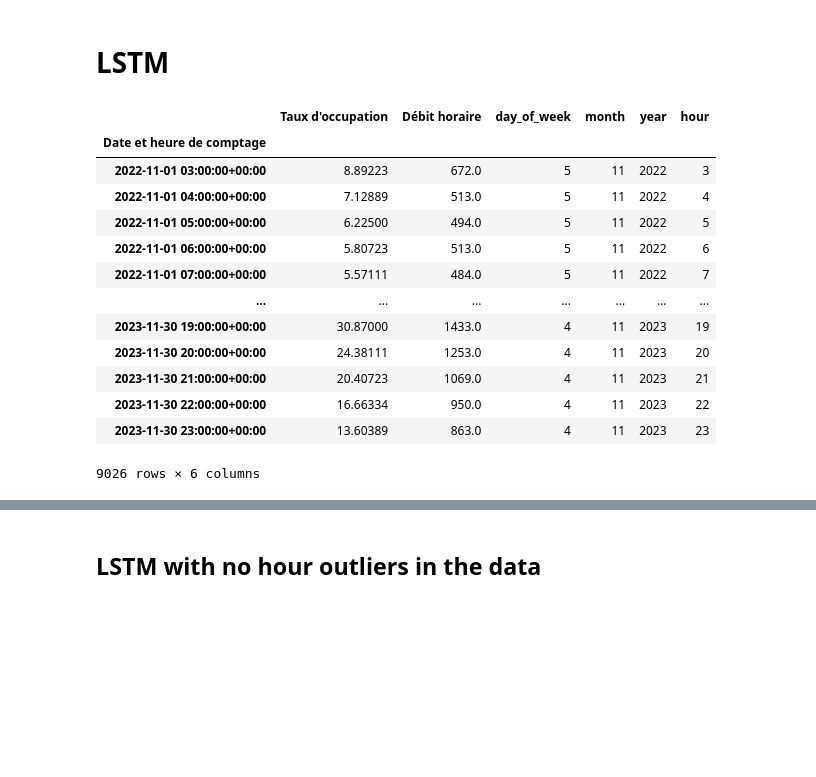
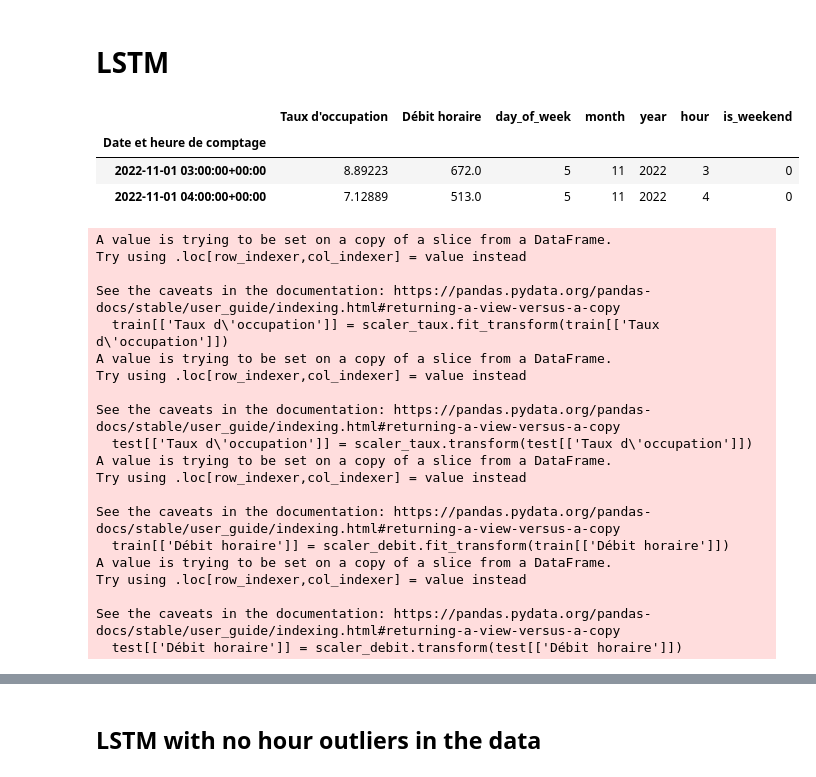
Before and after one commit to Ara-ban/BCG, a Jupyter notebook: notebook.ipynb, the cells around one changed output, grey strips where cells are left out. Cells and saved outputs as stored; diff of their text form; code cells hidden in the pictures; blank space fills up the shorter version.

```diff
--- a/notebook.ipynb
+++ b/notebook.ipynb
@@ -550,47 +572,40 @@ from tensorflow.keras.layers import LSTM, Dense
 # %%
-df_champs.drop('week',axis=1,inplace=True)
-df_champs.drop('year',axis=1,inplace=True)
+df_convention.drop('week',axis=1,inplace=True)
+df_convention.drop('year',axis=1,inplace=True)
 # %%
-df_champs
+df_champs.head(2)
 # %% [output]
-|  | Taux d'occupation | Débit horaire | day_of_week | month | year | hour |
-| Date et heure de comptage |  |  |  |  |  |  |
-| 2022-11-01 03:00:00+00:00 | 8.89223 | 672.0 | 5 | 11 | 2022 | 3 |
-| 2022-11-01 04:00:00+00:00 | 7.12889 | 513.0 | 5 | 11 | 2022 | 4 |
-| 2022-11-01 05:00:00+00:00 | 6.22500 | 494.0 | 5 | 11 | 2022 | 5 |
-| 2022-11-01 06:00:00+00:00 | 5.80723 | 513.0 | 5 | 11 | 2022 | 6 |
-| 2022-11-01 07:00:00+00:00 | 5.57111 | 484.0 | 5 | 11 | 2022 | 7 |
-| ... | ... | ... | ... | ... | ... | ... |
-| 2023-11-30 19:00:00+00:00 | 30.87000 | 1433.0 | 4 | 11 | 2023 | 19 |
-| 2023-11-30 20:00:00+00:00 | 24.38111 | 1253.0 | 4 | 11 | 2023 | 20 |
-| 2023-11-30 21:00:00+00:00 | 20.40723 | 1069.0 | 4 | 11 | 2023 | 21 |
-| 2023-11-30 22:00:00+00:00 | 16.66334 | 950.0 | 4 | 11 | 2023 | 22 |
-| 2023-11-30 23:00:00+00:00 | 13.60389 | 863.0 | 4 | 11 | 2023 | 23 |
+|  | Taux d'occupation | Débit horaire | day_of_week | month | year | hour | is_weekend |
+| Date et heure de comptage |  |  |  |  |  |  |  |
+| 2022-11-01 03:00:00+00:00 | 8.89223 | 672.0 | 5 | 11 | 2022 | 3 | 0 |
+| 2022-11-01 04:00:00+00:00 | 7.12889 | 513.0 | 5 | 11 | 2022 | 4 | 0 |
-9026 rows × 6 columns
 # %%
 from copy import deepcopy
 
-df_champs_scaled=deepcopy(df_champs)
-df_champs_scaled.drop('year',axis=1,inplace=True)
+df_champs_copy=deepcopy(df_champs[["Taux d'occupation",	"Débit horaire"	,"day_of_week",	"hour",'month']])
+
 encoder = LabelEncoder()
-df_champs_scaled['day_of_week'] = encoder.fit_transform(df_champs_scaled['day_of_week'])
-df_champs_scaled['day_of_week'] = encoder.fit_transform(df_champs_scaled['day_of_week'])
+#df_champs_copy['day_of_week'] = encoder.fit_transform(df_champs_copy['day_of_week'])
 
-scaler = RobustScaler()
-df_champs_scaled['Débit horaire'] = scaler.fit_transform(df_champs_scaled[['Débit horaire']])
-df_champs_scaled['Taux d\'occupation'] = scaler.fit_transform(df_champs_scaled[['Taux d\'occupation']])
 
-#df['Taux d\'occupation_lag_1'] = df['Taux d\'occupation'].shift(1)  # Create a lag feature
-df_champs_scaled.dropna(inplace=True)
+df_champs_copy.dropna(inplace=True)
 # Split the data into training and testing sets
-train_size = int(len(df_champs_scaled) * 0.8)
-train, test = df_champs_scaled[:train_size], df_champs_scaled[train_size:]
+train_size = int(len(df_champs_copy) * 0.8)
+train, test = df_champs_copy[:train_size], df_champs_copy[train_size:]
 
-seq_length = 24   # input i = le jour i (24 heures)
+
+scaler_taux = RobustScaler()
+scaler_debit=RobustScaler()
+
+train[['Taux d\'occupation']] = scaler_taux.fit_transform(train[['Taux d\'occupation']])
+test[['Taux d\'occupation']] = scaler_taux.transform(test[['Taux d\'occupation']])
+
+train[['Débit horaire']] = scaler_debit.fit_transform(train[['Débit horaire']])
+test[['Débit horaire']] = scaler_debit.transform(test[['Débit horaire']])
 
 # predicting the next 4 days
 forecast_horizon = 4*24
-
+seq_length=24*3
 def create_sequences(data, seq_length, forecast_horizon,var):
     X = []
     y = []
@@ -599,7 +614,28 @@ def create_sequences(data, seq_length, forecast_horizon,var):
         y.append(data[i+seq_length:i+seq_length+forecast_horizon][var])
     return np.array(X), np.array(y)
 
-X_train, y_train = create_sequences(train, seq_length, forecast_horizon,var='Débit horaire')
-X_test, y_test = create_sequences(test, seq_length, forecast_horizon,var='Débit horaire')
+X_train, y_train = create_sequences(train, seq_length, forecast_horizon,var="Débit horaire")
+X_test, y_test = create_sequences(test, seq_length, forecast_horizon,var="Débit horaire")
+# %% [output]
+A value is trying to be set on a copy of a slice from a DataFrame.
+Try using .loc[row_indexer,col_indexer] = value instead
+
+See the caveats in the documentation: https://pandas.pydata.org/pandas-docs/stable/user_guide/indexing.html#returning-a-view-versus-a-copy
+  train[['Taux d\'occupation']] = scaler_taux.fit_transform(train[['Taux d\'occupation']])
+A value is trying to be set on a copy of a slice from a DataFrame.
+Try using .loc[row_indexer,col_indexer] = value instead
+
+See the caveats in the documentation: https://pandas.pydata.org/pandas-docs/stable/user_guide/indexing.html#returning-a-view-versus-a-copy
+  test[['Taux d\'occupation']] = scaler_taux.transform(test[['Taux d\'occupation']])
+A value is trying to be set on a copy of a slice from a DataFrame.
+Try using .loc[row_indexer,col_indexer] = value instead
+
+See the caveats in the documentation: https://pandas.pydata.org/pandas-docs/stable/user_guide/indexing.html#returning-a-view-versus-a-copy
+  train[['Débit horaire']] = scaler_debit.fit_transform(train[['Débit horaire']])
+A value is trying to be set on a copy of a slice from a DataFrame.
+Try using .loc[row_indexer,col_indexer] = value instead
+
+See the caveats in the documentation: https://pandas.pydata.org/pandas-docs/stable/user_guide/indexing.html#returning-a-view-versus-a-copy
+  test[['Débit horaire']] = scaler_debit.transform(test[['Débit horaire']])
 # %%
 model = Sequential()
```
Also changed, not shown: parts of 47 cells of this notebook, 5 other files.
